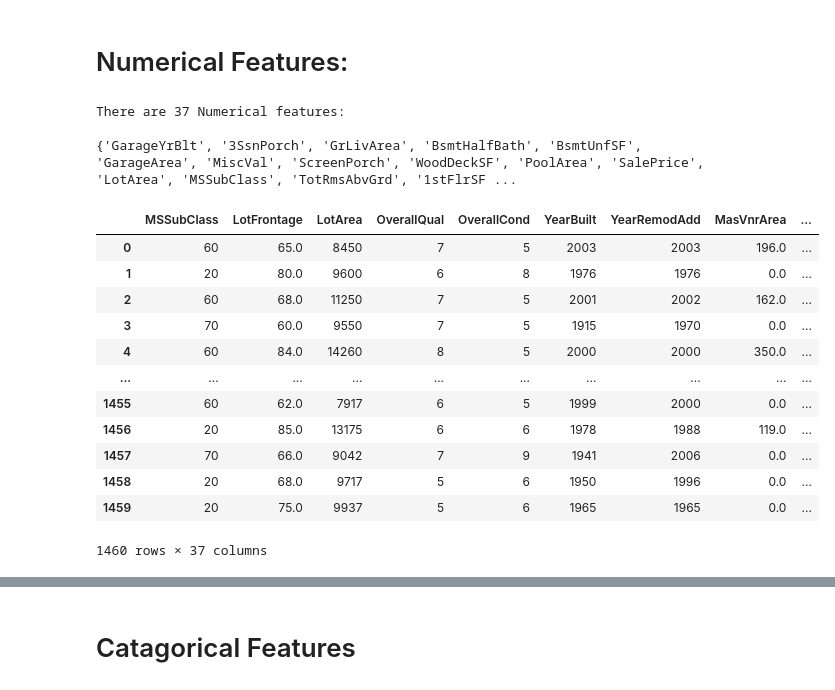
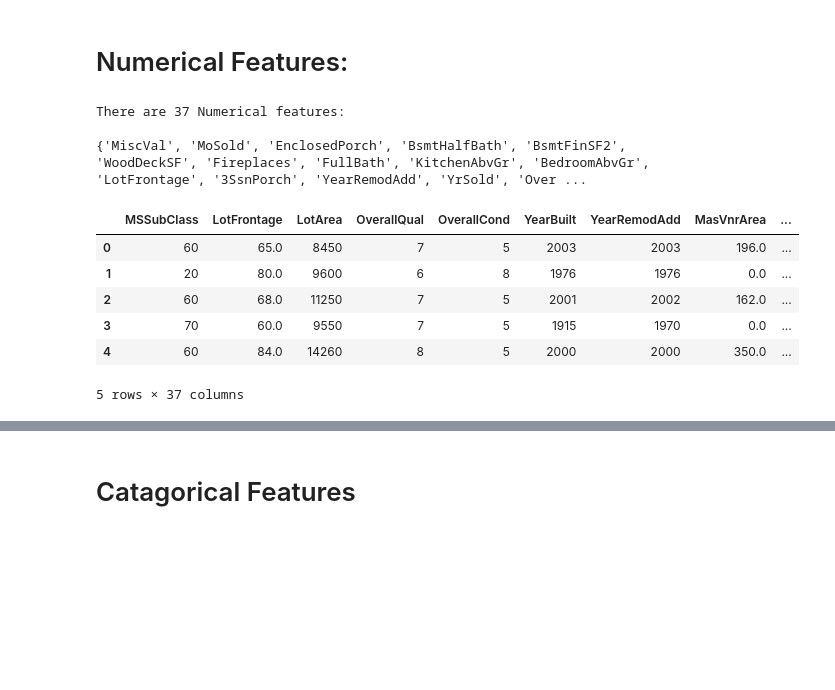
Before and after one commit to DorGetter/kaggle_competition_house_pricing, a Jupyter notebook: eda.ipynb, the cells around one changed output, grey strips where cells are left out. Cells and saved outputs as stored; diff of their text form; code cells hidden in the pictures; blank space fills up the shorter version.

```diff
--- a/eda.ipynb
+++ b/eda.ipynb
@@ -127,23 +132,17 @@ There are 0 NaNs values in the Dataset
 # %%
 numerics = ['int16', 'int32', 'int64']
 print(f"There are {len(set(data._get_numeric_data().columns))} Numerical features:\n")
 print(set(data._get_numeric_data().columns))
 data_numerical = data._get_numeric_data().copy()
-data_numerical
+data_numerical.head(5)
 # %% [output]
 There are 37 Numerical features:
 
-{'GarageYrBlt', '3SsnPorch', 'GrLivArea', 'BsmtHalfBath', 'BsmtUnfSF', 'GarageArea', 'MiscVal', 'ScreenPorch', 'WoodDeckSF', 'PoolArea', 'SalePrice', 'LotArea', 'MSSubClass', 'TotRmsAbvGrd', '1stFlrSF ...
+{'MiscVal', 'MoSold', 'EnclosedPorch', 'BsmtHalfBath', 'BsmtFinSF2', 'WoodDeckSF', 'Fireplaces', 'FullBath', 'KitchenAbvGr', 'BedroomAbvGr', 'LotFrontage', '3SsnPorch', 'YearRemodAdd', 'YrSold', 'Over ...
 |  | MSSubClass | LotFrontage | LotArea | OverallQual | OverallCond | YearBuilt | YearRemodAdd | MasVnrArea | ... |
 | 0 | 60 | 65.0 | 8450 | 7 | 5 | 2003 | 2003 | 196.0 | ... |
 | 1 | 20 | 80.0 | 9600 | 6 | 8 | 1976 | 1976 | 0.0 | ... |
 | 2 | 60 | 68.0 | 11250 | 7 | 5 | 2001 | 2002 | 162.0 | ... |
 | 3 | 70 | 60.0 | 9550 | 7 | 5 | 1915 | 1970 | 0.0 | ... |
 | 4 | 60 | 84.0 | 14260 | 8 | 5 | 2000 | 2000 | 350.0 | ... |
-| ... | ... | ... | ... | ... | ... | ... | ... | ... | ... |
-| 1455 | 60 | 62.0 | 7917 | 6 | 5 | 1999 | 2000 | 0.0 | ... |
-| 1456 | 20 | 85.0 | 13175 | 6 | 6 | 1978 | 1988 | 119.0 | ... |
-| 1457 | 70 | 66.0 | 9042 | 7 | 9 | 1941 | 2006 | 0.0 | ... |
-| 1458 | 20 | 68.0 | 9717 | 5 | 6 | 1950 | 1996 | 0.0 | ... |
-| 1459 | 20 | 75.0 | 9937 | 5 | 6 | 1965 | 1965 | 0.0 | ... |
-1460 rows × 37 columns
+5 rows × 37 columns
```
Also changed, not shown: parts of 18 cells of this notebook, 1 other file.
